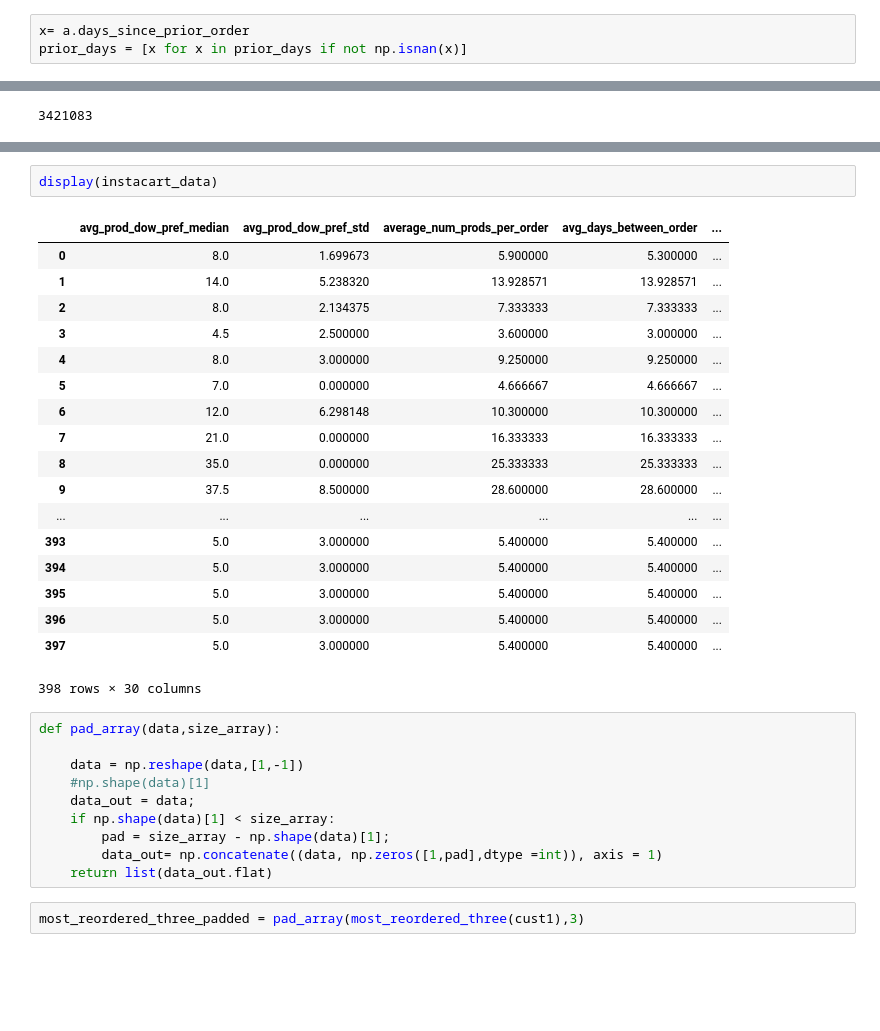
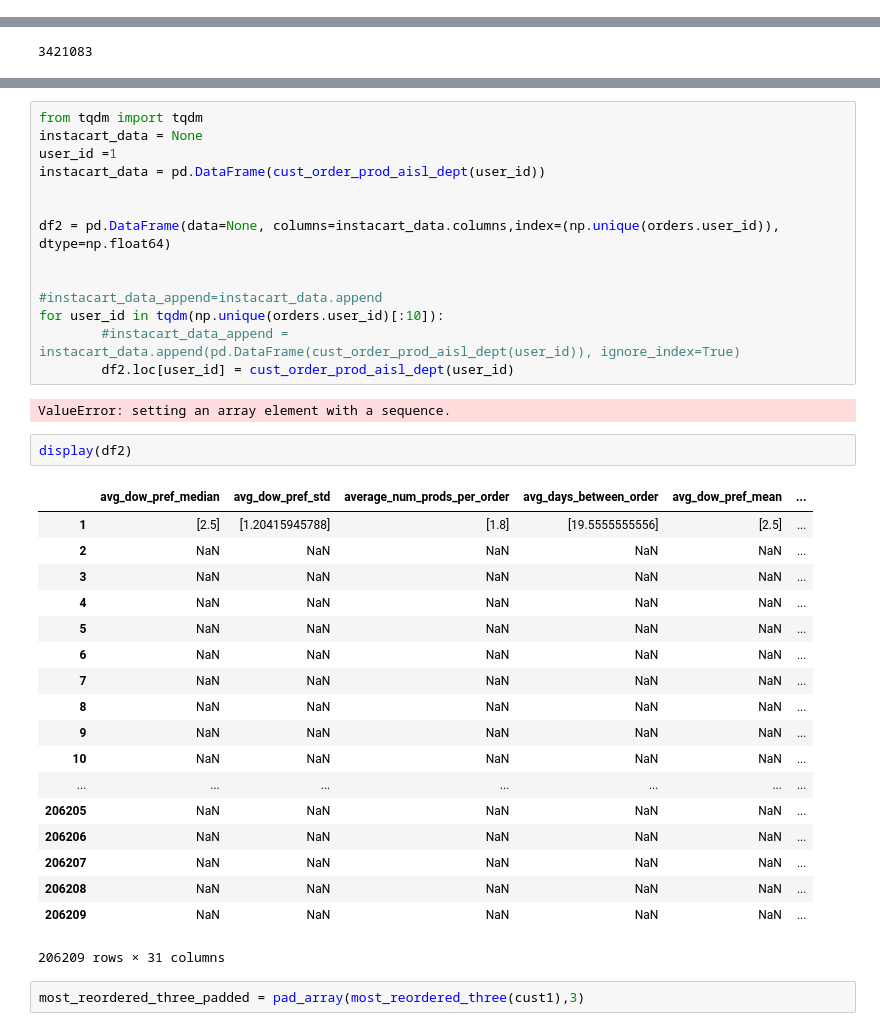
Before and after one commit to anishpillay2002/ML-Instacart-Kaggle, a Jupyter notebook: training_new.ipynb, the cells around one changed output, grey strips where cells are left out. Cells and saved outputs as stored; diff of their text form; blank space fills up the shorter version.

```diff
--- a/training_new.ipynb
+++ b/training_new.ipynb
@@ -298,3 +277,0 @@ Name: days_since_prior_order, dtype: float64
-# %%
-x= a.days_since_prior_order
-prior_days = [x for x in prior_days if not np.isnan(x)]
@@ -567,34 +477,40 @@ for user_id in np.unique(orders.user_id)[1:200]:
+# %%
+from tqdm import tqdm
+instacart_data = None
+user_id =1
+instacart_data = pd.DataFrame(cust_order_prod_aisl_dept(user_id))
+
+
+df2 = pd.DataFrame(data=None, columns=instacart_data.columns,index=(np.unique(orders.user_id)), dtype=np.float64)
+
+
+#instacart_data_append=instacart_data.append
+for user_id in tqdm(np.unique(orders.user_id)[:10]):
+        #instacart_data_append = instacart_data.append(pd.DataFrame(cust_order_prod_aisl_dept(user_id)), ignore_index=True)
+        df2.loc[user_id] = cust_order_prod_aisl_dept(user_id)
+# %% [output]
+ValueError: setting an array element with a sequence.
 # %%
-display(instacart_data)
+display(df2)
 # %% [output]
-|  | avg_prod_dow_pref_median | avg_prod_dow_pref_std | average_num_prods_per_order | avg_days_between_order | ... |
-| 0 | 8.0 | 1.699673 | 5.900000 | 5.300000 | ... |
-| 1 | 14.0 | 5.238320 | 13.928571 | 13.928571 | ... |
-| 2 | 8.0 | 2.134375 | 7.333333 | 7.333333 | ... |
-| 3 | 4.5 | 2.500000 | 3.600000 | 3.000000 | ... |
-| 4 | 8.0 | 3.000000 | 9.250000 | 9.250000 | ... |
-| 5 | 7.0 | 0.000000 | 4.666667 | 4.666667 | ... |
-| 6 | 12.0 | 6.298148 | 10.300000 | 10.300000 | ... |
-| 7 | 21.0 | 0.000000 | 16.333333 | 16.333333 | ... |
-| 8 | 35.0 | 0.000000 | 25.333333 | 25.333333 | ... |
-| 9 | 37.5 | 8.500000 | 28.600000 | 28.600000 | ... |
-| ... | ... | ... | ... | ... | ... |
-| 393 | 5.0 | 3.000000 | 5.400000 | 5.400000 | ... |
-| 394 | 5.0 | 3.000000 | 5.400000 | 5.400000 | ... |
-| 395 | 5.0 | 3.000000 | 5.400000 | 5.400000 | ... |
-| 396 | 5.0 | 3.000000 | 5.400000 | 5.400000 | ... |
-| 397 | 5.0 | 3.000000 | 5.400000 | 5.400000 | ... |
+|  | avg_dow_pref_median | avg_dow_pref_std | average_num_prods_per_order | avg_days_between_order | avg_dow_pref_mean | ... |
+| 1 | [2.5] | [1.20415945788] | [1.8] | [19.5555555556] | [2.5] | ... |
+| 2 | NaN | NaN | NaN | NaN | NaN | ... |
+| 3 | NaN | NaN | NaN | NaN | NaN | ... |
+| 4 | NaN | NaN | NaN | NaN | NaN | ... |
+| 5 | NaN | NaN | NaN | NaN | NaN | ... |
+| 6 | NaN | NaN | NaN | NaN | NaN | ... |
+| 7 | NaN | NaN | NaN | NaN | NaN | ... |
+| 8 | NaN | NaN | NaN | NaN | NaN | ... |
+| 9 | NaN | NaN | NaN | NaN | NaN | ... |
+| 10 | NaN | NaN | NaN | NaN | NaN | ... |
+| ... | ... | ... | ... | ... | ... | ... |
+| 206205 | NaN | NaN | NaN | NaN | NaN | ... |
+| 206206 | NaN | NaN | NaN | NaN | NaN | ... |
+| 206207 | NaN | NaN | NaN | NaN | NaN | ... |
+| 206208 | NaN | NaN | NaN | NaN | NaN | ... |
+| 206209 | NaN | NaN | NaN | NaN | NaN | ... |
-398 rows × 30 columns
+206209 rows × 31 columns
-# %%
-def pad_array(data,size_array):
-
-    data = np.reshape(data,[1,-1])
-    #np.shape(data)[1]
-    data_out = data;
-    if np.shape(data)[1] < size_array:
-        pad = size_array - np.shape(data)[1];
-        data_out= np.concatenate((data, np.zeros([1,pad],dtype =int)), axis = 1)
-    return list(data_out.flat)
 # %%
 most_reordered_three_padded = pad_array(most_reordered_three(cust1),3)
 # %% [output]
```
Also changed, not shown: parts of 13 cells of this notebook.
